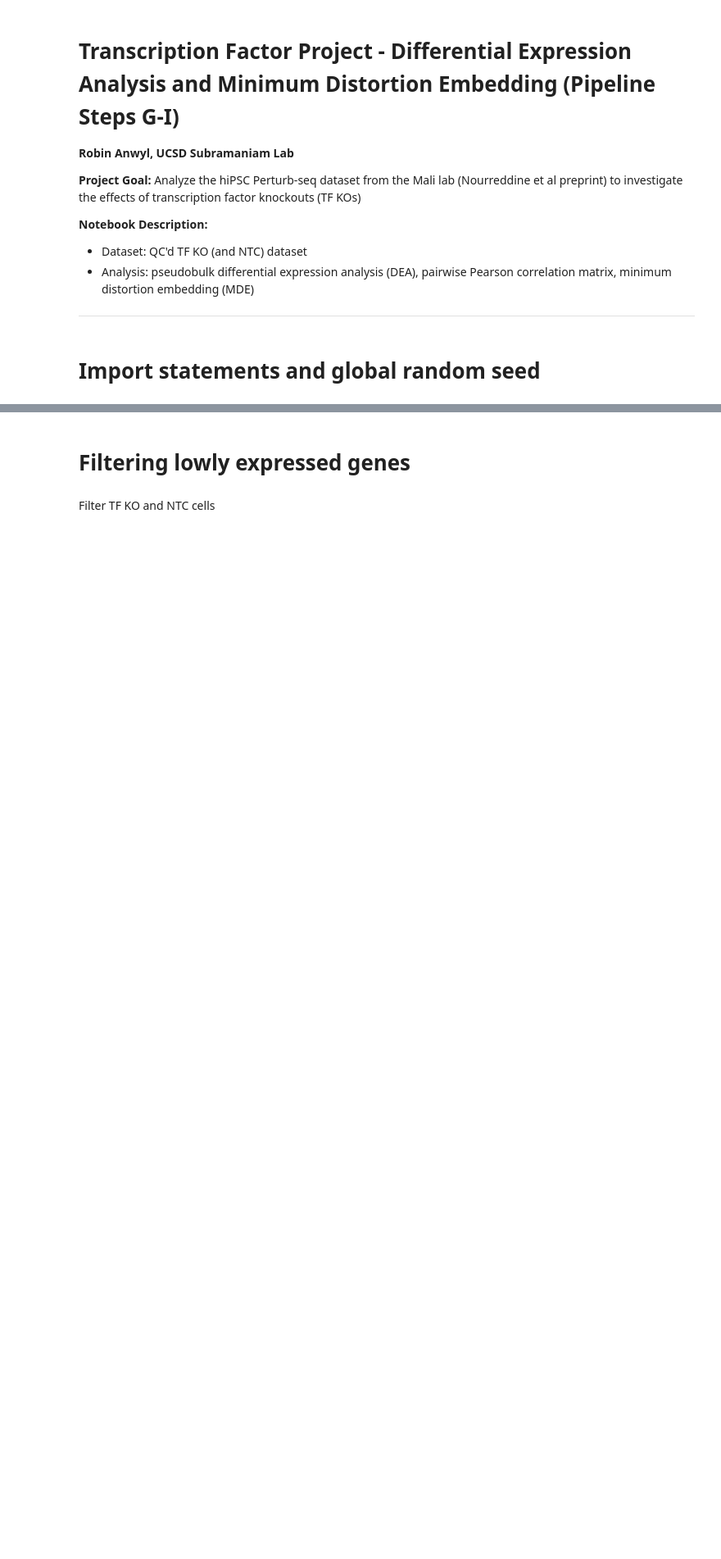
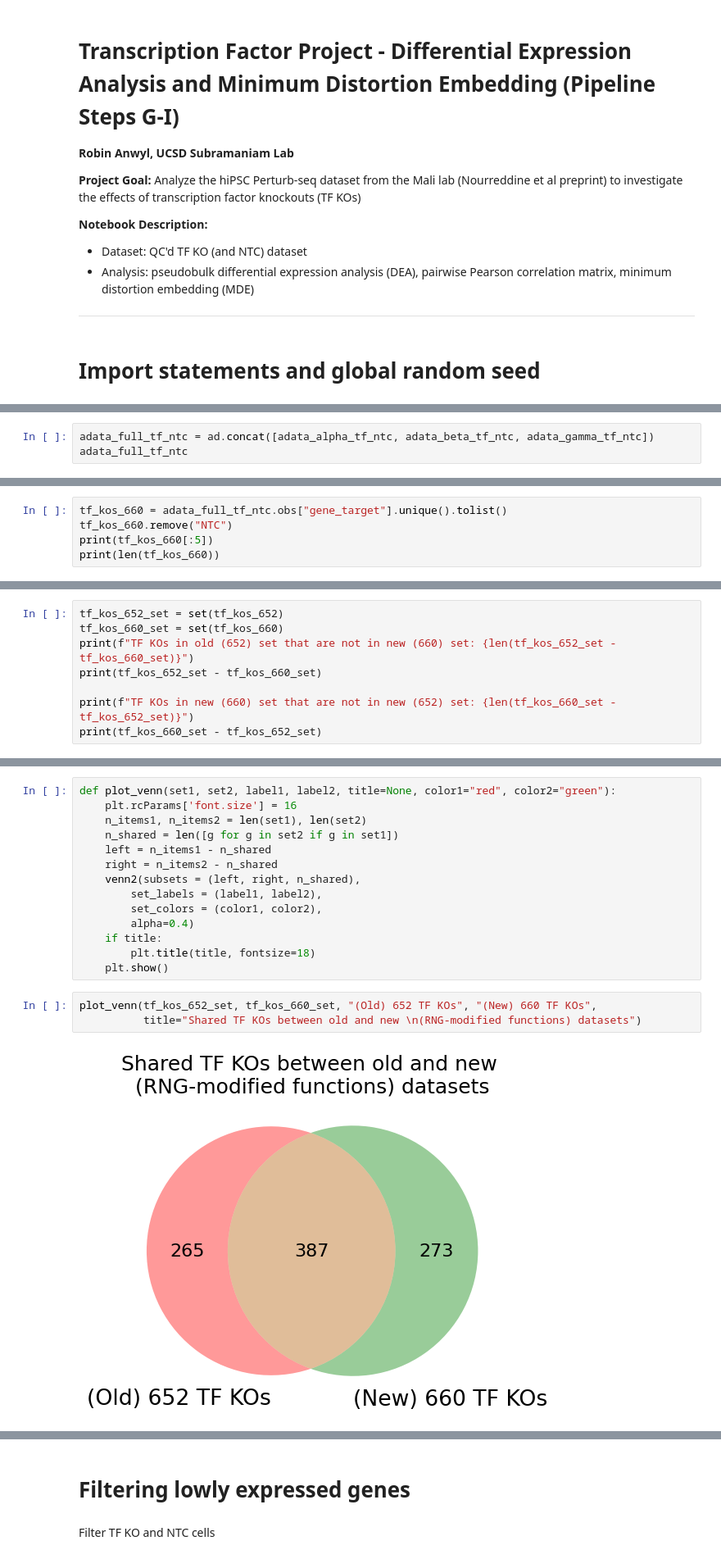
Before and after one commit to subramaniam-lab-ucsd/tf-project, a Jupyter notebook: tf_project_de_analysis_mde.ipynb, the cells around one changed output, grey strips where cells are left out. Shown at 82% size. Cells and saved outputs as stored; diff of their text form; blank space fills up the shorter version.

Commit message:
Ran QC/analysis pipeline steps A-F with multiple functions modified to use seeded RNGs. Also ran same analysis with global random seed. Compared results.

```diff
--- a/tf_project_de_analysis_mde.ipynb
+++ b/tf_project_de_analysis_mde.ipynb
@@ -56,0 +131,3 @@ np.random.seed(92093)
+# %%
+adata_full_tf_ntc = ad.concat([adata_alpha_tf_ntc, adata_beta_tf_ntc, adata_gamma_tf_ntc])
+adata_full_tf_ntc
@@ -56,0 +170,5 @@ np.random.seed(92093)
+# %%
+tf_kos_660 = adata_full_tf_ntc.obs["gene_target"].unique().tolist()
+tf_kos_660.remove("NTC")
+print(tf_kos_660[:5])
+print(len(tf_kos_660))
@@ -56,0 +180,8 @@ np.random.seed(92093)
+# %%
+tf_kos_652_set = set(tf_kos_652)
+tf_kos_660_set = set(tf_kos_660)
+print(f"TF KOs in old (652) set that are not in new (660) set: {len(tf_kos_652_set - tf_kos_660_set)}")
+print(tf_kos_652_set - tf_kos_660_set)
+
+print(f"TF KOs in new (660) set that are not in new (652) set: {len(tf_kos_660_set - tf_kos_652_set)}")
+print(tf_kos_660_set - tf_kos_652_set)
@@ -56,0 +193,19 @@ np.random.seed(92093)
+# %%
+def plot_venn(set1, set2, label1, label2, title=None, color1="red", color2="green"):
+    plt.rcParams['font.size'] = 16
+    n_items1, n_items2 = len(set1), len(set2)
+    n_shared = len([g for g in set2 if g in set1])
+    left = n_items1 - n_shared
+    right = n_items2 - n_shared
+    venn2(subsets = (left, right, n_shared),
+        set_labels = (label1, label2),
+        set_colors = (color1, color2),
+        alpha=0.4)
+    if title:
+        plt.title(title, fontsize=18)
+    plt.show()
+# %%
+plot_venn(tf_kos_652_set, tf_kos_660_set, "(Old) 652 TF KOs", "(New) 660 TF KOs",
+          title="Shared TF KOs between old and new \n(RNG-modified functions) datasets")
+# %% [output]
+[figure, added]
```
Also changed, not shown: parts of 47 cells of this notebook.
